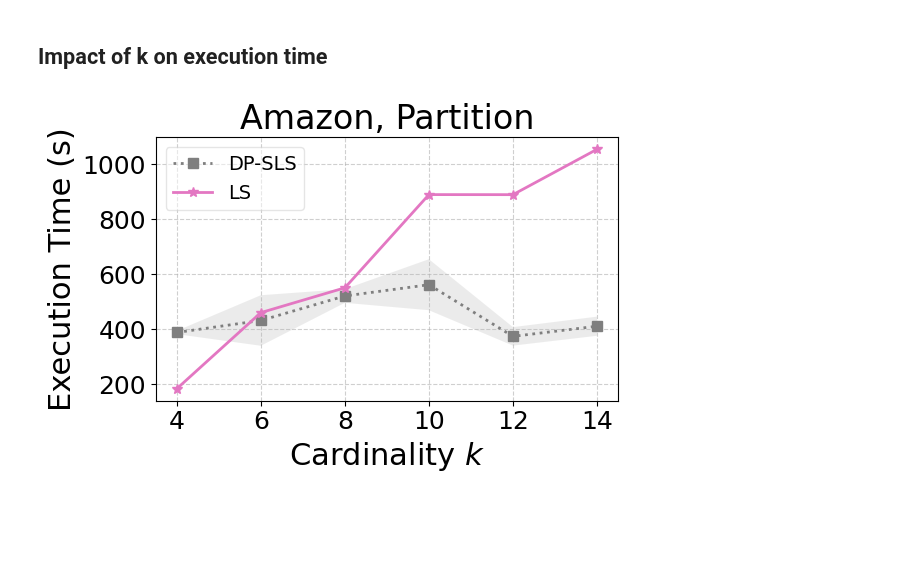
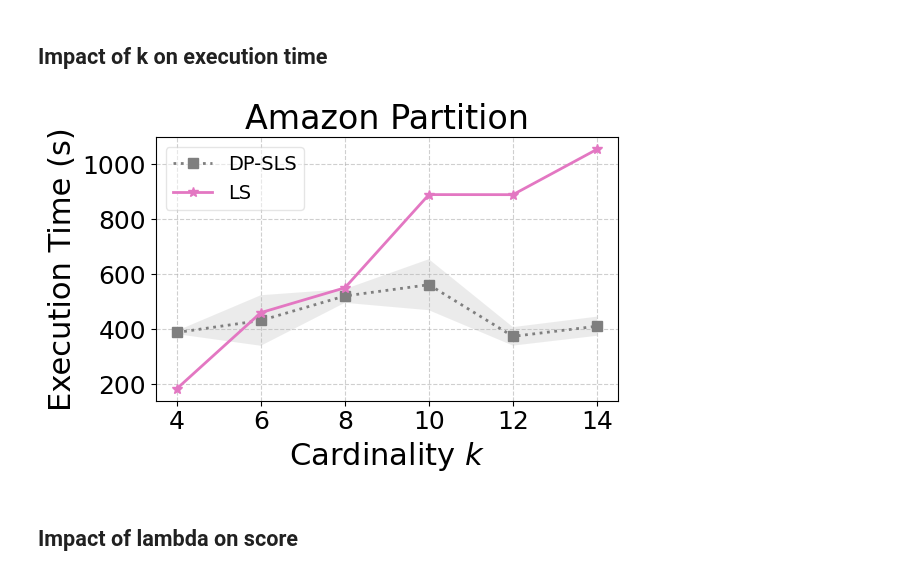
Before and after one commit to ronzadi/Differentially-Private-Max-Sum-Diversification, a Jupyter notebook: visualize_results/visualize_amazon_matroid.ipynb, the cells around one changed output. Saved outputs shown, nothing was run; the diff lists cells and outputs as text; code cells hidden in the pictures; blank space fills up the shorter version.

Commit message:
lambda

```diff
--- a/visualize_results/visualize_amazon_matroid.ipynb
+++ b/visualize_results/visualize_amazon_matroid.ipynb
@@ -292,32 +292,34 @@ for i, alg in enumerate(algorithms):
     color=line.get_color(),
     alpha=0.15,  # Low alpha for transparency
     edgecolor='none' # No border around the shade for a softer look
      )
     # plt.errorbar(
     #     alg_data['k'],
     #     alg_data['mean'],
     #     yerr=alg_data['std'],
     #     label=alg,
     #     color=colors[i % len(colors)],
     #     marker=markers[i % len(markers)],
     #     linestyle=linestyles[i % len(linestyles)],
     #     linewidth=2.5,  # Slightly thicker lines
     #     markersize=6,  # Larger markers for better visibility
     #     capsize=6       # Distinct caps for the error bars
     # )
 
 # Formatting for large text relative to the image size
 plt.xlabel('Cardinality $k$', fontsize=22)
 plt.ylabel('Execution Time (s)', fontsize=22)
-plt.title('Amazon, Partition', fontsize=24)
+plt.title('Amazon Partition', fontsize=24)
 
 plt.xticks(range(4,16,2), fontsize=18)
 plt.yticks(fontsize=18)
 plt.legend(fontsize=14, frameon=True, ncols=1, framealpha=0.5)# Legend with a box for clarity
 plt.grid(True, linestyle='--', alpha=0.6)
 
 plt.tight_layout() # Ensures labels don't get cut off
 plt.savefig('amazon_matroid_k_on_time.pdf')
 plt.show()
 # %% [output]
-[figure, old version]
+[figure, new version]
+# %% [markdown]
+## Impact of lambda on score
```
Also changed, not shown: parts of 6 cells of this notebook.
